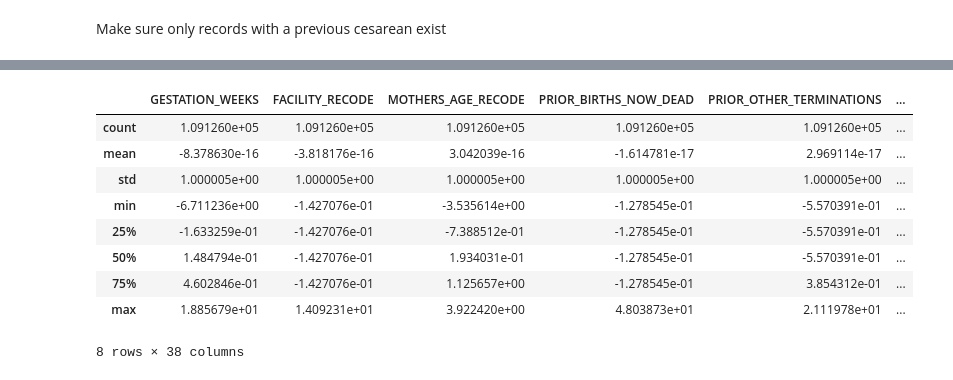
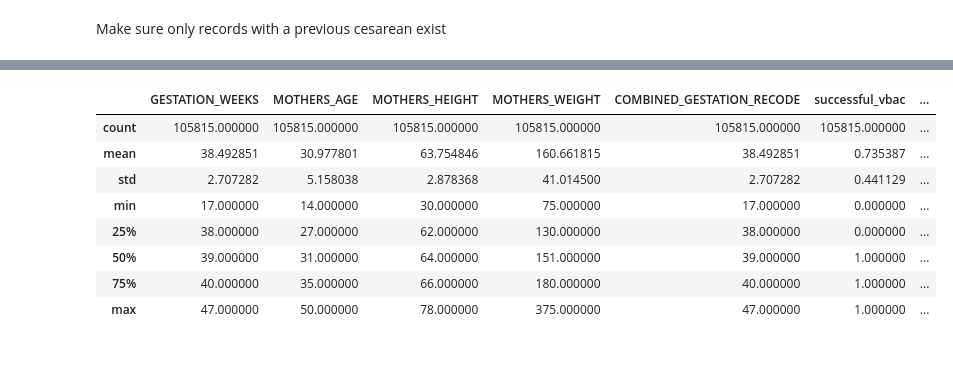
Before and after one commit to chess10kp/compass, a Jupyter notebook: vbac.ipynb, the cells around one changed output, grey strips where cells are left out. Saved outputs shown, nothing was run; the diff lists cells and outputs as text; code cells hidden in the pictures.

```diff
--- a/vbac.ipynb
+++ b/vbac.ipynb
@@ -167,0 +134,16 @@ y = pd.DataFrame(vbac_data).iloc[:, -1:] # 1 if successful VBAC, 0 if failed.
+# %%
+# drop all records that have outlier values
+vbac_data = vbac_data[( vbac_data["PRIOR_BIRTHS_NOW_LIVING"] != 99 )
+                      & (vbac_data['GESTATION_WEEKS'] != 99)
+                      & (vbac_data["MOTHERS_HEIGHT"] != 99)
+                      & (vbac_data["MOTHERS_WEIGHT"] != 999)
+                      & (vbac_data["NUMBER_OF_PREVIOUS_CESAREANS"] != 99)
+                      ]
+vbac_data["BMI"] = (vbac_data["MOTHERS_WEIGHT"] / (vbac_data["MOTHERS_HEIGHT"]) ** 2) * 703
+
+vbac_data["hypertensive_disease_of_pregnancy"] = (vbac_data["GESTATIONAL_HYPERTENSION"] == 1) | (vbac_data["HYPERTENSION_ECLAMPSIA"] == 1) | (vbac_data["PRE_PREGNANCY_HYPERTENSION"] == 1)
+vbac_data["induction_of_labor"] = ((vbac_data["INDUCTION_OF_LABOR"] == 1) | (vbac_data["AUGMENTATION_OF_LABOR"] == 1))
+vbac_data["estimated_gestational_age_at_delivery"] = vbac_data["GESTATION_WEEKS"]
+vbac_data["AGE"] = vbac_data["MOTHERS_AGE"]
+vbac_data.drop(columns=["AUGMENTATION_OF_LABOR", "INDUCTION_OF_LABOR", "GESTATIONAL_HYPERTENSION","HYPERTENSION_ECLAMPSIA", "PRE_PREGNANCY_HYPERTENSION", "DELIVERY_METHOD_1" ,"DELIVERY_METHOD_2" ], inplace=True)
+vbac_data.describe()
@@ -168,5 +163,4 @@ y = pd.DataFrame(vbac_data).iloc[:, -1:] # 1 if successful VBAC, 0 if failed.
 # %%
-X["INTERVAL_SINCE_LAST_LIVE_BIRTH_RECODE"] = X["INTERVAL_SINCE_LAST_LIVE_BIRTH_RECODE"].apply(lambda x : 999.0 if x == 888.0 else x)
 print(X["MOTHERS_RACE_RECODE"].value_counts())
 # %% [output]
 MOTHERS_RACE_RECODE
@@ -184,6 +178,7 @@ Encode AA and non AA for simplicity
 # %%
 X["MOTHERS_RACE_AA"] = X["MOTHERS_RACE_RECODE"].apply(lambda x: 1 if x == 2 else 0)
 X["MOTHERS_RACE_Hispanic"] = X["MOTHERS_RACE_RECODE"].apply(lambda x: 1 if x == 7 else 0)
+X.drop(columns=["MOTHERS_RACE_RECODE"], inplace=True)
 # %%
 for col, val in list_of_cols_with_missing_vals_and_their_default_numb:
     X[col+'_MISSING'] = X[col].apply(lambda x: 1 if x==val or x==-1 else 0)
@@ -199,26 +207,21 @@ PREVIOUS_CESAREAN
 Name: count, dtype: int64
 # %%
 import pandas as pd
-from sklearn.preprocessing import StandardScaler
-scaler = StandardScaler().fit(X)
-X_scaled = pd.DataFrame(scaler.transform(X), columns=X.columns.values)
+
 # non c-sections
-X_scaled["vaginal_delivery_before_or_after_ceasarean"] = (X["PRIOR_BIRTHS_NOW_LIVING"] - X["NUMBER_OF_PREVIOUS_CESAREANS"]).apply(lambda x: 1 if x > 0 else 0)
+X["vaginal_delivery_before_or_after_ceasarean"] = (X["PRIOR_BIRTHS_NOW_LIVING"] - X["NUMBER_OF_PREVIOUS_CESAREANS"]).apply(lambda x: 1 if x > 0 else 0)
 
-X_scaled = X_scaled.drop(columns=['PREVIOUS_CESAREAN', 'TOL_ATTEMPTED',  'PRIOR_BIRTHS_NOW_LIVING', "NUMBER_OF_PREVIOUS_CESAREANS",
-           'DELIVERY_METHOD_1', 'DELIVERY_METHOD_2', "MOTHERS_RACE_RECODE"]) # drop unnecessary cols
-X_scaled["MOTHERS_RACE_AA"] = X["MOTHERS_RACE_AA"]
-X_scaled["MOTHERS_RACE_Hispanic"] = X["MOTHERS_RACE_Hispanic"]
-X_scaled.describe()
+X = X.drop(columns=['PREVIOUS_CESAREAN', 'TOL_ATTEMPTED',  'PRIOR_BIRTHS_NOW_LIVING', "NUMBER_OF_PREVIOUS_CESAREANS",
+           ]) # drop unnecessary cols
+X.describe()
 # %% [output]
-|  | GESTATION_WEEKS | FACILITY_RECODE | MOTHERS_AGE_RECODE | PRIOR_BIRTHS_NOW_DEAD | PRIOR_OTHER_TERMINATIONS | ... |
-| count | 1.091260e+05 | 1.091260e+05 | 1.091260e+05 | 1.091260e+05 | 1.091260e+05 | ... |
-| mean | -8.378630e-16 | -3.818176e-16 | 3.042039e-16 | -1.614781e-17 | 2.969114e-17 | ... |
-| std | 1.000005e+00 | 1.000005e+00 | 1.000005e+00 | 1.000005e+00 | 1.000005e+00 | ... |
-| min | -6.711236e+00 | -1.427076e-01 | -3.535614e+00 | -1.278545e-01 | -5.570391e-01 | ... |
-| 25% | -1.633259e-01 | -1.427076e-01 | -7.388512e-01 | -1.278545e-01 | -5.570391e-01 | ... |
-| 50% | 1.484794e-01 | -1.427076e-01 | 1.934031e-01 | -1.278545e-01 | -5.570391e-01 | ... |
-| 75% | 4.602846e-01 | -1.427076e-01 | 1.125657e+00 | -1.278545e-01 | 3.854312e-01 | ... |
-| max | 1.885679e+01 | 1.409231e+01 | 3.922420e+00 | 4.803873e+01 | 2.111978e+01 | ... |
+|  | GESTATION_WEEKS | MOTHERS_AGE | MOTHERS_HEIGHT | MOTHERS_WEIGHT | COMBINED_GESTATION_RECODE | successful_vbac | ... |
+| count | 105815.000000 | 105815.000000 | 105815.000000 | 105815.000000 | 105815.000000 | 105815.000000 | ... |
+| mean | 38.492851 | 30.977801 | 63.754846 | 160.661815 | 38.492851 | 0.735387 | ... |
+| std | 2.707282 | 5.158038 | 2.878368 | 41.014500 | 2.707282 | 0.441129 | ... |
+| min | 17.000000 | 14.000000 | 30.000000 | 75.000000 | 17.000000 | 0.000000 | ... |
+| 25% | 38.000000 | 27.000000 | 62.000000 | 130.000000 | 38.000000 | 0.000000 | ... |
+| 50% | 39.000000 | 31.000000 | 64.000000 | 151.000000 | 39.000000 | 1.000000 | ... |
+| 75% | 40.000000 | 35.000000 | 66.000000 | 180.000000 | 40.000000 | 1.000000 | ... |
+| max | 47.000000 | 50.000000 | 78.000000 | 375.000000 | 47.000000 | 1.000000 | ... |
-8 rows × 38 columns
 # %%
```
Also changed, not shown: parts of 17 cells of this notebook, 2 other files.
